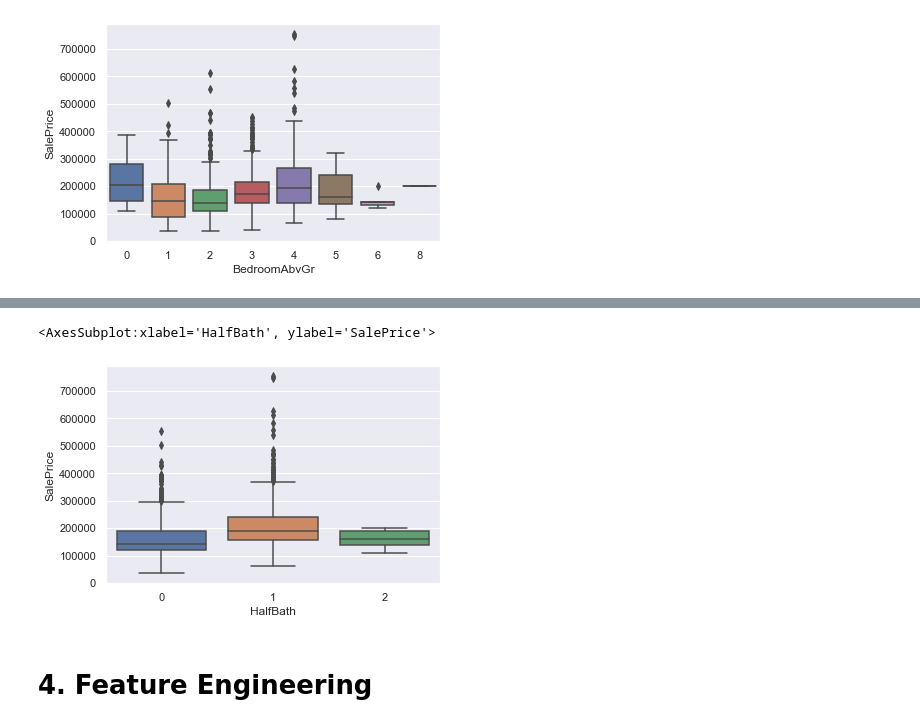
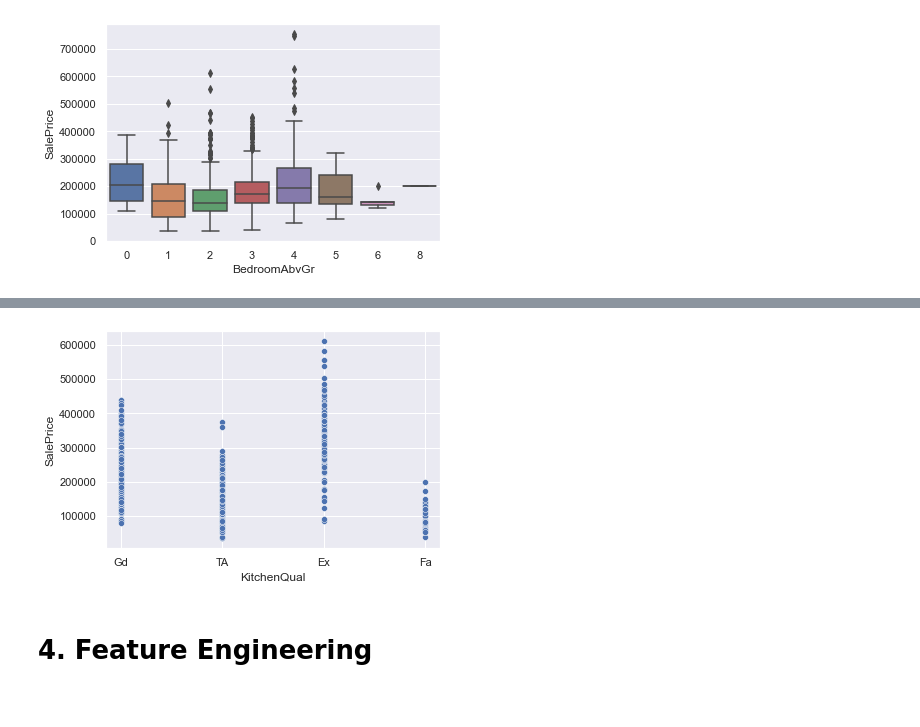
Before and after one commit to abh1n4v/HousePricePrediction, a Jupyter notebook: House_code.ipynb, the cells around one changed output, grey strips where cells are left out. Drawn from its saved outputs; the diff is of its cells as text; code cells hidden in the pictures.

```diff
--- a/House_code.ipynb
+++ b/House_code.ipynb
@@ -335,8 +333,10 @@ sns.scatterplot(train['BsmtHalfBath'],train['SalePrice'])
-# %%
-sns.boxplot(train['HalfBath'],train['SalePrice'])
-# %% [output]
-<AxesSubplot:xlabel='HalfBath', ylabel='SalePrice'>
-[figure, removed]
+# %%
+train= train.drop(train[(train['KitchenQual'] == 'Gd') & (train['SalePrice']>600000)].index) #removing outliers
+train= train.drop(train[(train['KitchenQual'] == 'Ex') & (train['SalePrice']>700000)].index)
+sns.scatterplot(x=train['KitchenQual'], y=train['SalePrice'])
+plt.show()
+# %% [output]
+[figure, added]
 # %% [markdown]
 # 4. Feature Engineering #
 # %%
```
Also changed, not shown: parts of 18 cells of this notebook, 1 other file.
